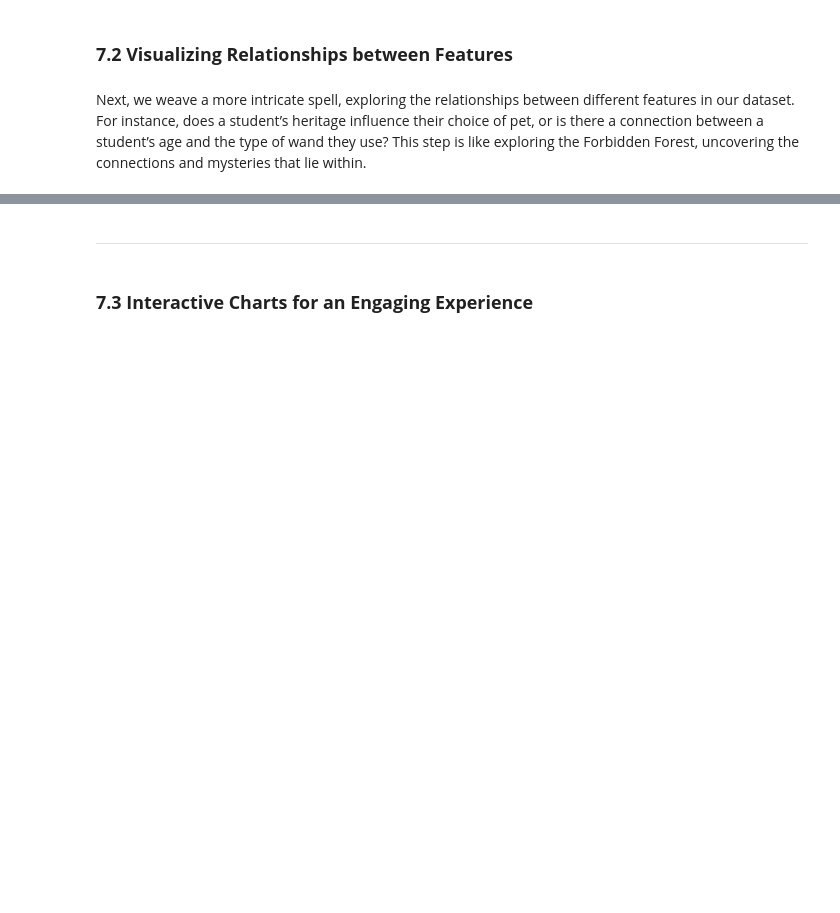
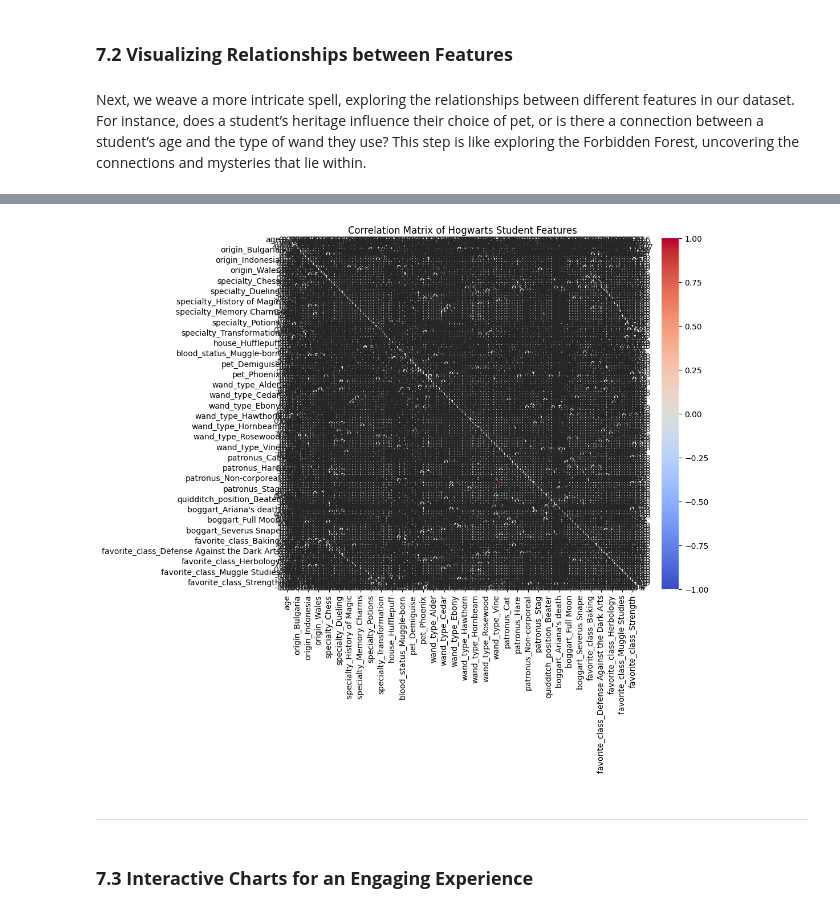
Before and after one commit to leonism/the-gemikas-magical-guide-to-sorting-hogwarts-students-using-the-decision-tree-algorithm, a Jupyter notebook: harry-potter-07.ipynb, the cells around one changed output, grey strips where cells are left out. Drawn from its saved outputs; the diff is of its cells as text; code cells hidden in the pictures; blank space fills up the shorter version.

```diff
--- a/harry-potter-07.ipynb
+++ b/harry-potter-07.ipynb
@@ -52,25 +192,14 @@ Next, we weave a more intricate spell, exploring the relationships between diffe
 # %%
+# Importing necessary libraries
 import pandas as pd
+import numpy as np
 import matplotlib.pyplot as plt
 import seaborn as sns
 
-# Path to your dataset
-dataset_path = 'data/hogwarts-students-02.csv'
-
-# Reading the dataset
+# Loading the dataset
+dataset_path = 'data/hogwarts-students-03.csv'  # Path to our dataset
 hogwarts_df = pd.read_csv(dataset_path)
 
-# Plotting the distribution of Hogwarts Houses with student counts
-plt.figure(figsize=(10, 5))
-sns.countplot(x='house', hue='pet', data=hogwarts_df, palette='viridis')
-
-# Add data labels (student counts) on top of each bar
-for container in plt.gca().containers:
-    plt.bar_label(container)
-
-plt.title('Relationship between "House" and "Choice of Pet"')
-plt.xlabel('House')
-plt.ylabel('Number of Students')
-plt.legend(title='Pet Type')
-plt.show()
+# Displaying the first few rows to understand the structure of the dataset
+print(hogwarts_df.head())
 # %% [output]
@@ -79,0 +314,14 @@ Through this visualization, we might discover that Muggle-born students have a p
+# %%
+# Selecting only numerical columns for correlation matrix
+numerical_df = hogwarts_df.select_dtypes(include=[np.number])
+# %%
+# Calculating the correlation matrix using only numerical data
+correlation_matrix = numerical_df.corr()
+print(correlation_matrix)
+
+# Visualizing the correlation matrix
+plt.figure(figsize=(10, 8))
+sns.heatmap(correlation_matrix, annot=True, cmap='coolwarm', linewidths=0.5)
+plt.title('Correlation Matrix of Hogwarts Student Features')
+plt.show()
+# %% [output]
@@ -80,3 +342,4 @@ Through this visualization, we might discover that Muggle-born students have a p
+[figure, added]
 # %% [markdown]
 ---
 # %% [markdown]
```
Also changed, not shown: parts of 28 cells of this notebook, 1 other file.
